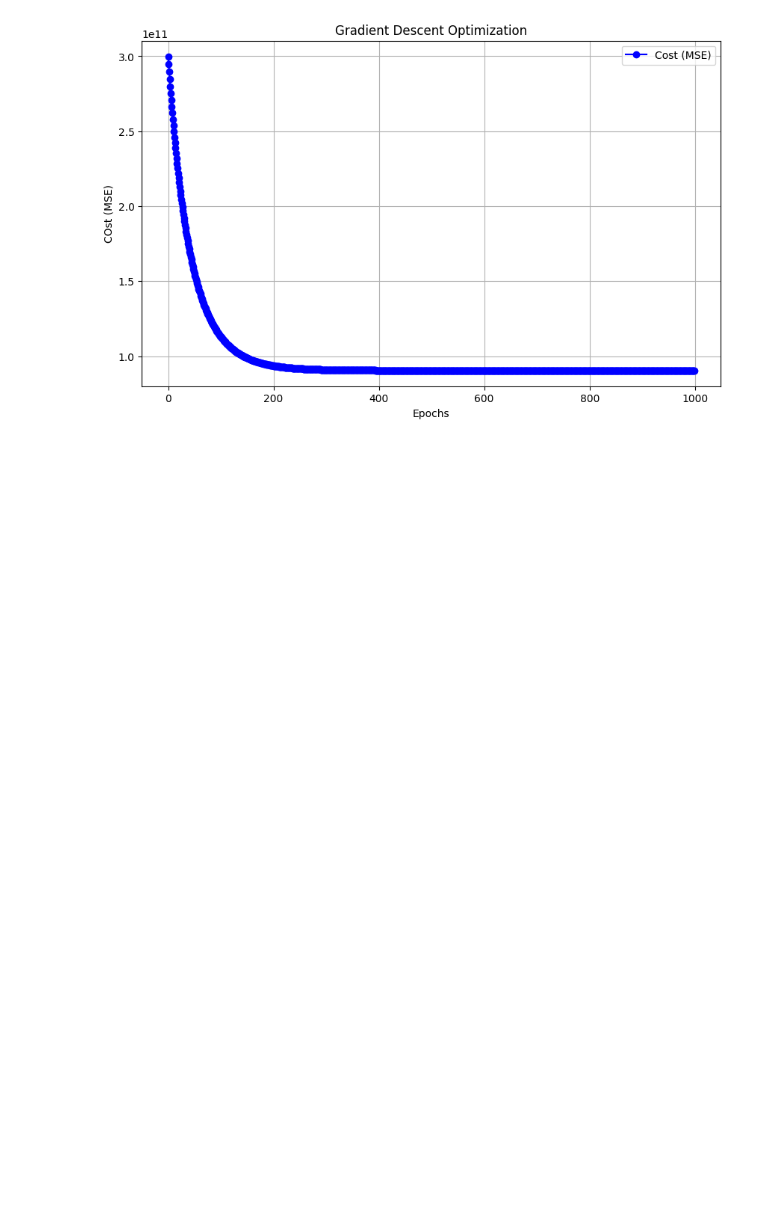
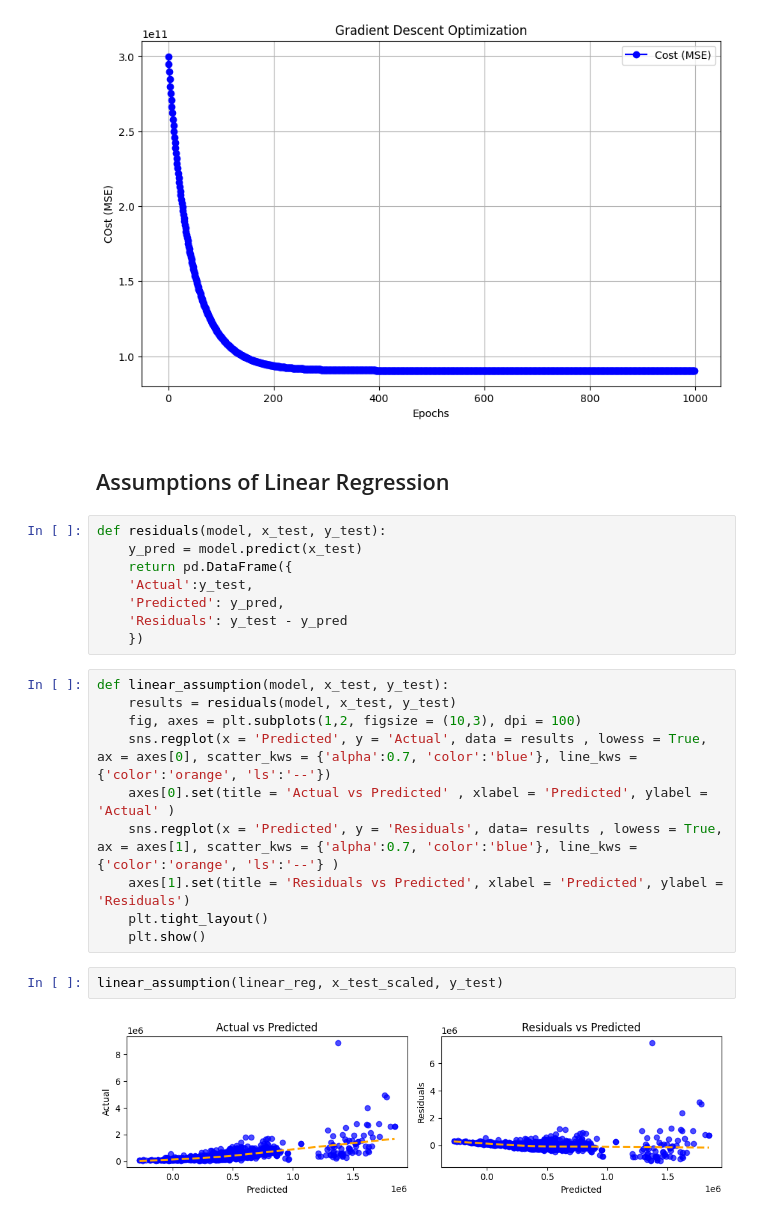
Before and after one commit to vishnusai2005/Gradient_Descent, a Jupyter notebook: Gradient Descent.ipynb, the cells around one changed output. Cells and saved outputs as stored; diff of their text form; blank space fills up the shorter version.

```diff
--- a/Gradient Descent.ipynb
+++ b/Gradient Descent.ipynb
@@ -389,3 +389,27 @@ def visualization_gradient_descent(cost_history):
 visualization_gradient_descent(cost_history)
 # %% [output]
 [figure]
+# %% [markdown]
+## Assumptions of Linear Regression
+# %%
+def residuals(model, x_test, y_test):
+    y_pred = model.predict(x_test)
+    return pd.DataFrame({
+    'Actual':y_test,
+    'Predicted': y_pred,
+    'Residuals': y_test - y_pred
+    })
+# %%
+def linear_assumption(model, x_test, y_test):
+    results = residuals(model, x_test, y_test)
+    fig, axes = plt.subplots(1,2, figsize = (10,3), dpi = 100)
+    sns.regplot(x = 'Predicted', y = 'Actual', data = results , lowess = True, ax = axes[0], scatter_kws = {'alpha':0.7, 'color':'blue'}, line_kws = {'color':'orange', 'ls':'--'})
+    axes[0].set(title = 'Actual vs Predicted' , xlabel = 'Predicted', ylabel = 'Actual' )
+    sns.regplot(x = 'Predicted', y = 'Residuals', data= results , lowess = True, ax = axes[1], scatter_kws = {'alpha':0.7, 'color':'blue'}, line_kws = {'color':'orange', 'ls':'--'} )
+    axes[1].set(title = 'Residuals vs Predicted', xlabel = 'Predicted', ylabel = 'Residuals')
+    plt.tight_layout()
+    plt.show()
+# %%
+linear_assumption(linear_reg, x_test_scaled, y_test)
+# %% [output]
+[figure, added]
```
Also changed, not shown: parts of 27 cells of this notebook.
